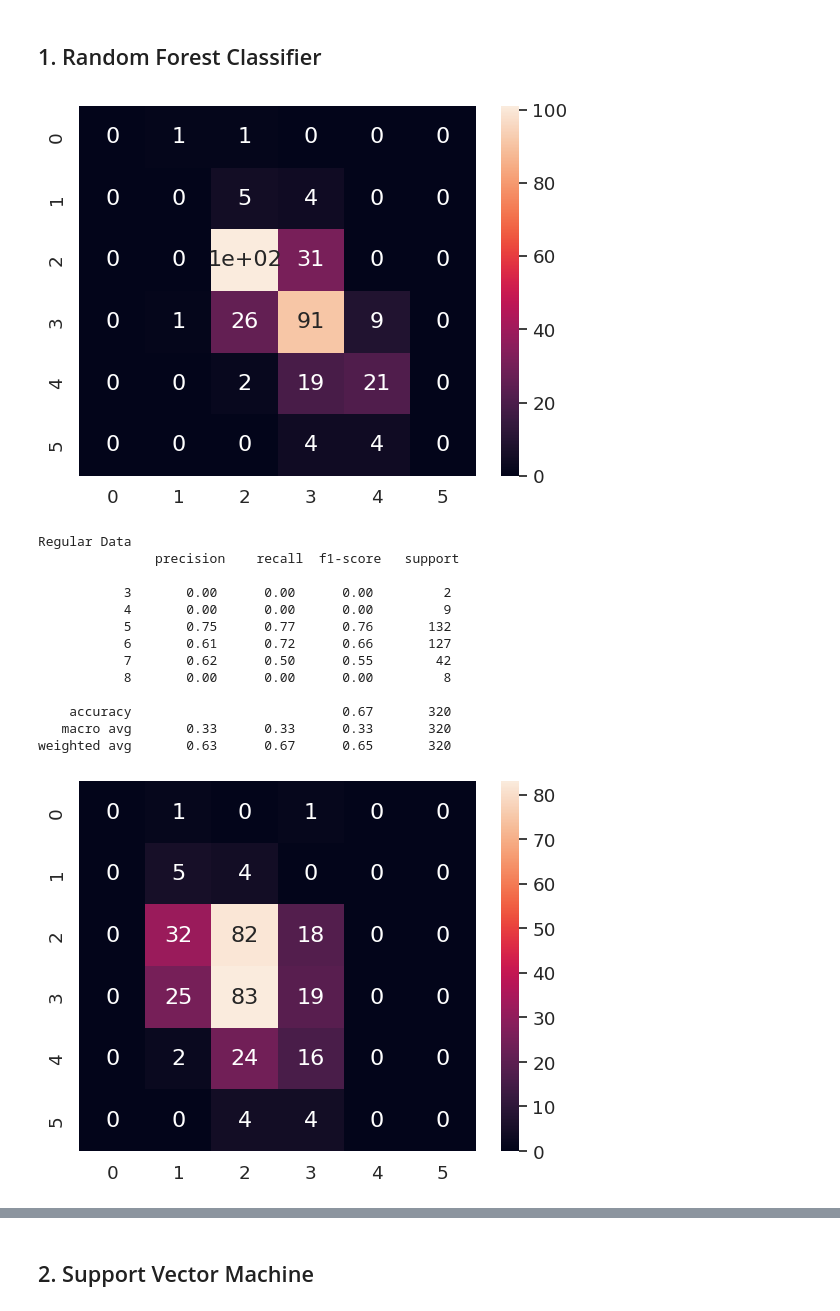
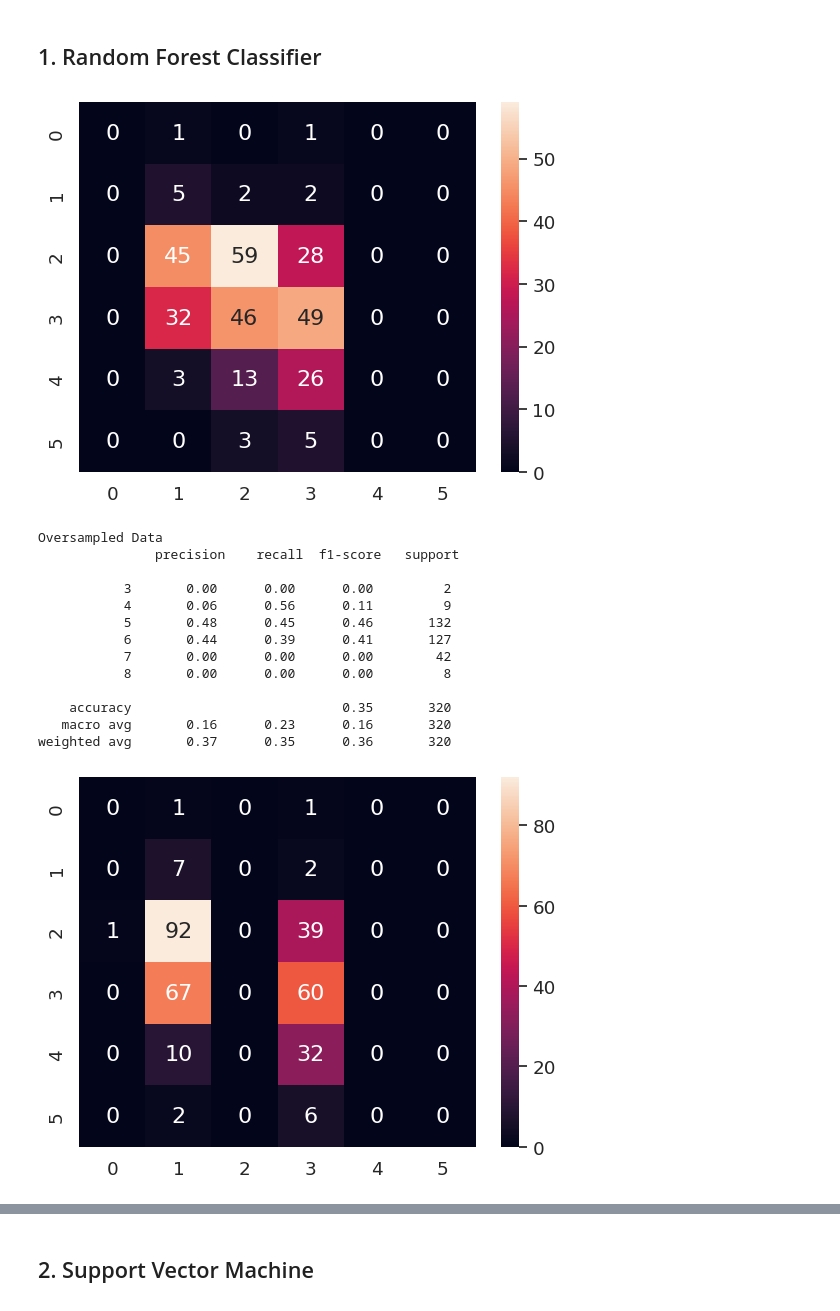
Before and after one commit to bendjko/ESE-417-Final-Project, a Jupyter notebook: FinalProject.ipynb, the cells around one changed output, grey strips where cells are left out. Drawn from its saved outputs; the diff is of its cells as text; code cells hidden in the pictures.

```diff
--- a/FinalProject.ipynb
+++ b/FinalProject.ipynb
@@ -282,24 +287,23 @@ def clas_report(X_train, y_train, x_test, y_test, model, title):
 ## 1. Random Forest Classifier
 # %%
 wineRF = RandomForestClassifier()
-clas_report(X_train, y_train, X_test, y_test, wineRF, 'Regular Data')
 clas_report(X_over, y_over, X_test, y_test, wineRF, 'Oversampled Data')
 clas_report(X_under, y_under, X_test, y_test, wineRF, 'Undersampled Data')
 clas_report(X_smote, y_smote, X_test, y_test, wineRF, 'SMOTE Data')
 clas_report(X_impute, y_impute, X_test, y_test, wineRF, 'Imputed Data')
 # %% [output]
-[figure, old version]
+[figure, new version]
-Regular Data
+Oversampled Data
                precision    recall  f1-score   support
 
            3       0.00      0.00      0.00         2
-           4       0.00      0.00      0.00         9
-           5       0.75      0.77      0.76       132
-           6       0.61      0.72      0.66       127
-           7       0.62      0.50      0.55        42
+           4       0.06      0.56      0.11         9
+           5       0.48      0.45      0.46       132
+           6       0.44      0.39      0.41       127
+           7       0.00      0.00      0.00        42
            8       0.00      0.00      0.00         8
 
-    accuracy                           0.67       320
-   macro avg       0.33      0.33      0.33       320
-weighted avg       0.63      0.67      0.65       320
+    accuracy                           0.35       320
+   macro avg       0.16      0.23      0.16       320
+weighted avg       0.37      0.35      0.36       320
-[figure, old version]
+[figure, new version]
```
Also changed, not shown: parts of 16 cells of this notebook.
